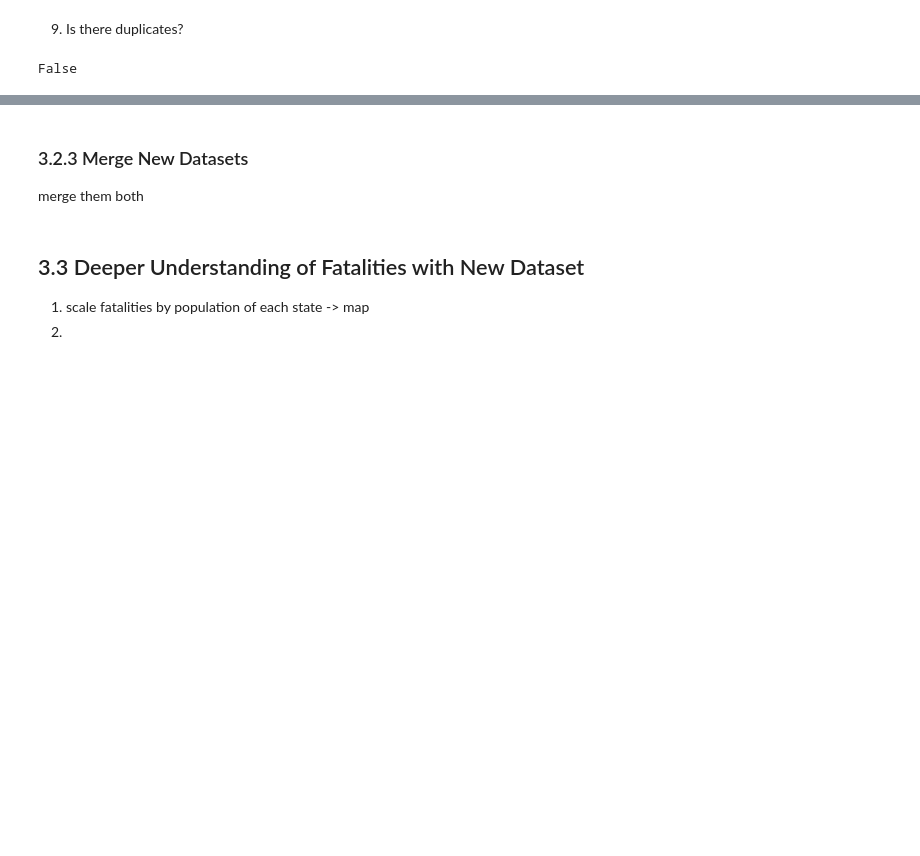
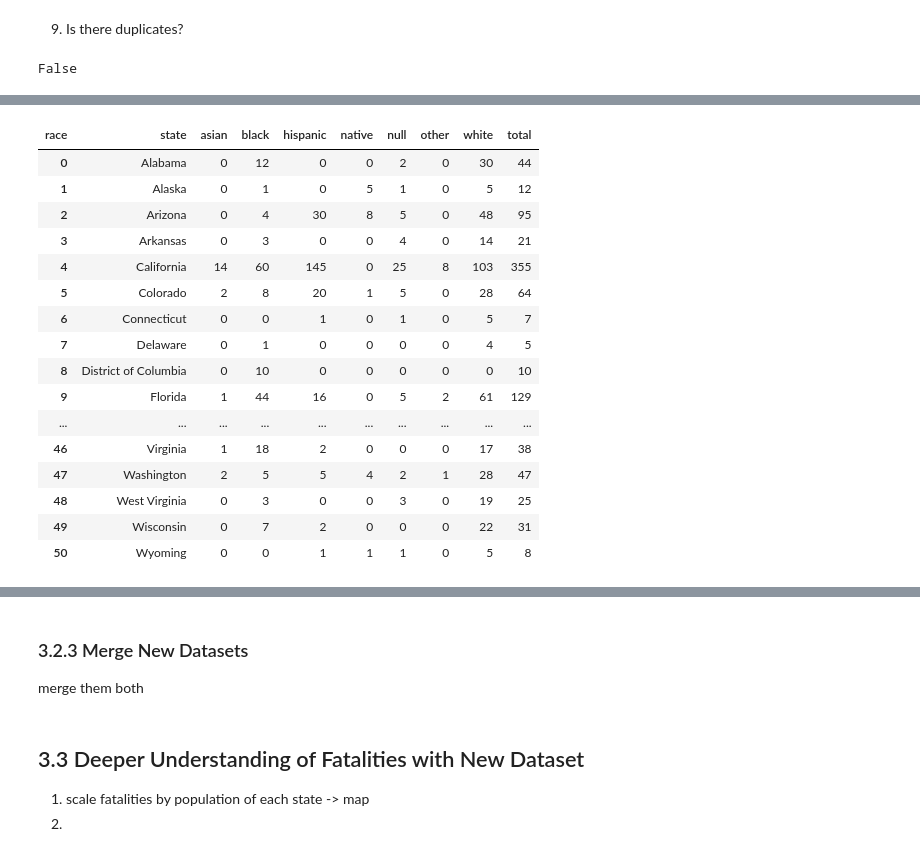
Before and after one commit to CelineChiLamNg/fatal_police_shootings, a Jupyter notebook: FatalPoliceShootings.ipynb, the cells around one changed output, grey strips where cells are left out. Cells and saved outputs as stored; diff of their text form; code cells hidden in the pictures; blank space fills up the shorter version.

```diff
--- a/FatalPoliceShootings.ipynb
+++ b/FatalPoliceShootings.ipynb
@@ -953,0 +901,85 @@ state_plot_data["death_count"] = state_plot_data["death_count"]
+# %%
+state_mapping = {
+    "AL": "Alabama",
+    "AK": "Alaska",
+    "AS": "American Samoa",
+    "AZ": "Arizona",
+    "AR": "Arkansas",
+    "CA": "California",
+    "CO": "Colorado",
+    "CT": "Connecticut",
+    "DE": "Delaware",
+    "DC": "District of Columbia",
+    "FM": "Federated States Of Micronesia",
+    "FL": "Florida",
+    "GA": "Georgia",
+    "GU": "Guam",
+    "HI": "Hawaii",
+    "ID": "Idaho",
+    "IL": "Illinois",
+    "IN": "Indiana",
+    "IA": "Iowa",
+    "KS": "Kansas",
+    "KY": "Kentucky",
+    "LA": "Louisiana",
+    "ME": "Maine",
+    "MH": "Marshall Islands",
+    "MD": "Maryland",
+    "MA": "Massachusetts",
+    "MI": "Michigan",
+    "MN": "Minnesota",
+    "MS": "Mississippi",
+    "MO": "Missouri",
+    "MT": "Montana",
+    "NE": "Nebraska",
+    "NV": "Nevada",
+    "NH": "New Hampshire",
+    "NJ": "New Jersey",
+    "NM": "New Mexico",
+    "NY": "New York",
+    "NC": "North Carolina",
+    "ND": "North Dakota",
+    "MP": "Northern Mariana Islands",
+    "OH": "Ohio",
+    "OK": "Oklahoma",
+    "OR": "Oregon",
+    "PW": "Palau",
+    "PA": "Pennsylvania",
+    "PR": "Puerto Rico",
+    "RI": "Rhode Island",
+    "SC": "South Carolina",
+    "SD": "South Dakota",
+    "TN": "Tennessee",
+    "TX": "Texas",
+    "UT": "Utah",
+    "VT": "Vermont",
+    "VI": "Virgin Islands",
+    "VA": "Virginia",
+    "WA": "Washington",
+    "WV": "West Virginia",
+    "WI": "Wisconsin",
+    "WY": "Wyoming"
+}
+
+pivot.state = pivot.state.replace(state_mapping)
+pivot = (pivot.sort_values(by="state").reset_index
+                   (drop=True))
+pivot
+# %% [output]
+| race | state | asian | black | hispanic | native | null | other | white | total |
+| 0 | Alabama | 0 | 12 | 0 | 0 | 2 | 0 | 30 | 44 |
+| 1 | Alaska | 0 | 1 | 0 | 5 | 1 | 0 | 5 | 12 |
+| 2 | Arizona | 0 | 4 | 30 | 8 | 5 | 0 | 48 | 95 |
+| 3 | Arkansas | 0 | 3 | 0 | 0 | 4 | 0 | 14 | 21 |
+| 4 | California | 14 | 60 | 145 | 0 | 25 | 8 | 103 | 355 |
+| 5 | Colorado | 2 | 8 | 20 | 1 | 5 | 0 | 28 | 64 |
+| 6 | Connecticut | 0 | 0 | 1 | 0 | 1 | 0 | 5 | 7 |
+| 7 | Delaware | 0 | 1 | 0 | 0 | 0 | 0 | 4 | 5 |
+| 8 | District of Columbia | 0 | 10 | 0 | 0 | 0 | 0 | 0 | 10 |
+| 9 | Florida | 1 | 44 | 16 | 0 | 5 | 2 | 61 | 129 |
+| ... | ... | ... | ... | ... | ... | ... | ... | ... | ... |
+| 46 | Virginia | 1 | 18 | 2 | 0 | 0 | 0 | 17 | 38 |
+| 47 | Washington | 2 | 5 | 5 | 4 | 2 | 1 | 28 | 47 |
+| 48 | West Virginia | 0 | 3 | 0 | 0 | 3 | 0 | 19 | 25 |
+| 49 | Wisconsin | 0 | 7 | 2 | 0 | 0 | 0 | 22 | 31 |
+| 50 | Wyoming | 0 | 0 | 1 | 1 | 1 | 0 | 5 | 8 |
```
Also changed, not shown: parts of 26 cells of this notebook, 1 other file.
